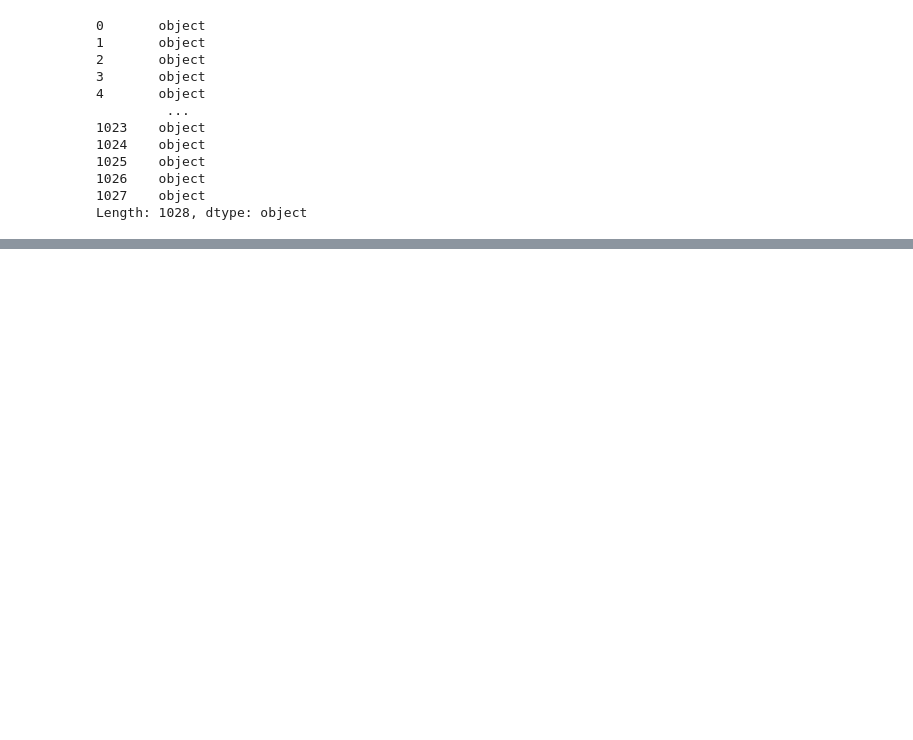
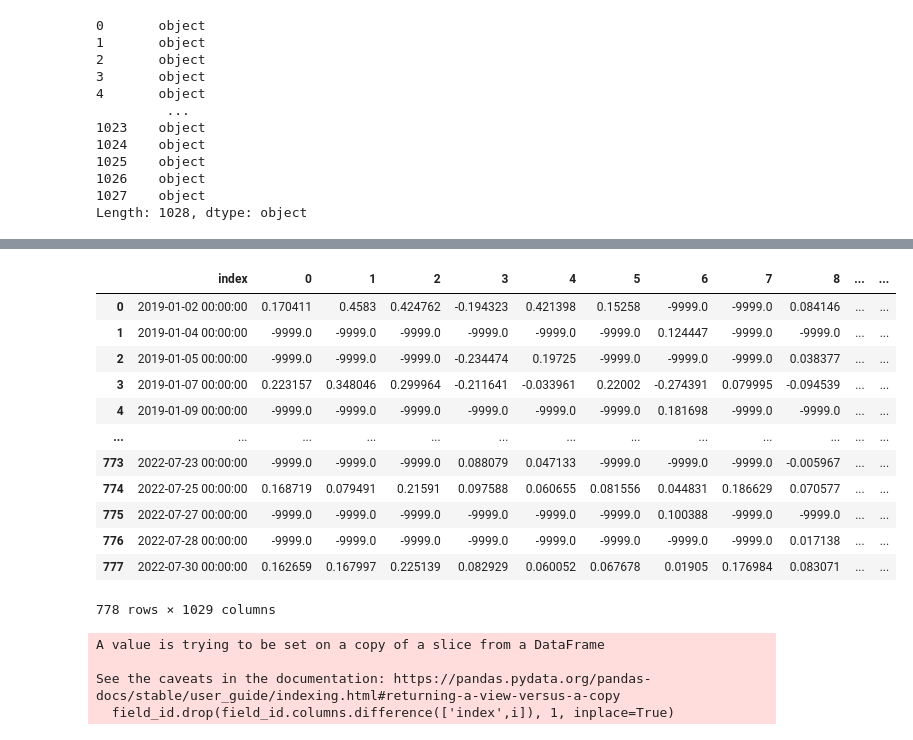
Before and after one commit to Mert-Cihangiroglu/Data-Science-Portfolio, a Jupyter notebook: Geospatial Data Processing/Dusaf-Polygons-E0M-Index-Analysis/EOM_Data_Processing.ipynb, the cells around one changed output, grey strips where cells are left out. Drawn from its saved outputs; the diff is of its cells as text; code cells hidden in the pictures; blank space fills up the shorter version.

```diff
--- a/Geospatial Data Processing/Dusaf-Polygons-E0M-Index-Analysis/EOM_Data_Processing.ipynb
+++ b/Geospatial Data Processing/Dusaf-Polygons-E0M-Index-Analysis/EOM_Data_Processing.ipynb
@@ -68 +73,31 @@ for row in dusaf_T.itertuples():
     index += 1
+# %%
+## Let's check how it looks
+Date_as_column
+# %% [output]
+|  | index | 0 | 1 | 2 | 3 | 4 | 5 | 6 | 7 | 8 | ... | ... |
+| 0 | 2019-01-02 00:00:00 | 0.170411 | 0.4583 | 0.424762 | -0.194323 | 0.421398 | 0.15258 | -9999.0 | -9999.0 | 0.084146 | ... | ... |
+| 1 | 2019-01-04 00:00:00 | -9999.0 | -9999.0 | -9999.0 | -9999.0 | -9999.0 | -9999.0 | 0.124447 | -9999.0 | -9999.0 | ... | ... |
+| 2 | 2019-01-05 00:00:00 | -9999.0 | -9999.0 | -9999.0 | -0.234474 | 0.19725 | -9999.0 | -9999.0 | -9999.0 | 0.038377 | ... | ... |
+| 3 | 2019-01-07 00:00:00 | 0.223157 | 0.348046 | 0.299964 | -0.211641 | -0.033961 | 0.22002 | -0.274391 | 0.079995 | -0.094539 | ... | ... |
+| 4 | 2019-01-09 00:00:00 | -9999.0 | -9999.0 | -9999.0 | -9999.0 | -9999.0 | -9999.0 | 0.181698 | -9999.0 | -9999.0 | ... | ... |
+| ... | ... | ... | ... | ... | ... | ... | ... | ... | ... | ... | ... | ... |
+| 773 | 2022-07-23 00:00:00 | -9999.0 | -9999.0 | -9999.0 | 0.088079 | 0.047133 | -9999.0 | -9999.0 | -9999.0 | -0.005967 | ... | ... |
+| 774 | 2022-07-25 00:00:00 | 0.168719 | 0.079491 | 0.21591 | 0.097588 | 0.060655 | 0.081556 | 0.044831 | 0.186629 | 0.070577 | ... | ... |
+| 775 | 2022-07-27 00:00:00 | -9999.0 | -9999.0 | -9999.0 | -9999.0 | -9999.0 | -9999.0 | 0.100388 | -9999.0 | -9999.0 | ... | ... |
+| 776 | 2022-07-28 00:00:00 | -9999.0 | -9999.0 | -9999.0 | -9999.0 | -9999.0 | -9999.0 | -9999.0 | -9999.0 | 0.017138 | ... | ... |
+| 777 | 2022-07-30 00:00:00 | 0.162659 | 0.167997 | 0.225139 | 0.082929 | 0.060052 | 0.067678 | 0.01905 | 0.176984 | 0.083071 | ... | ... |
+778 rows × 1029 columns
+# %%
+## Extract each field's own time series, save it in a list
+list_fields = []
+for i in range(1028):
+    field_id = 'field_' + str(i)
+    field_id = Date_as_column[(Date_as_column[i] > -9999)]
+    field_id.drop(field_id.columns.difference(['index',i]), 1, inplace=True)
+    list_fields.append(field_id)
+# %% [output]
+A value is trying to be set on a copy of a slice from a DataFrame
+
+See the caveats in the documentation: https://pandas.pydata.org/pandas-docs/stable/user_guide/indexing.html#returning-a-view-versus-a-copy
+  field_id.drop(field_id.columns.difference(['index',i]), 1, inplace=True)
```
Also changed, not shown: parts of 17 cells of this notebook, 2 other files.
